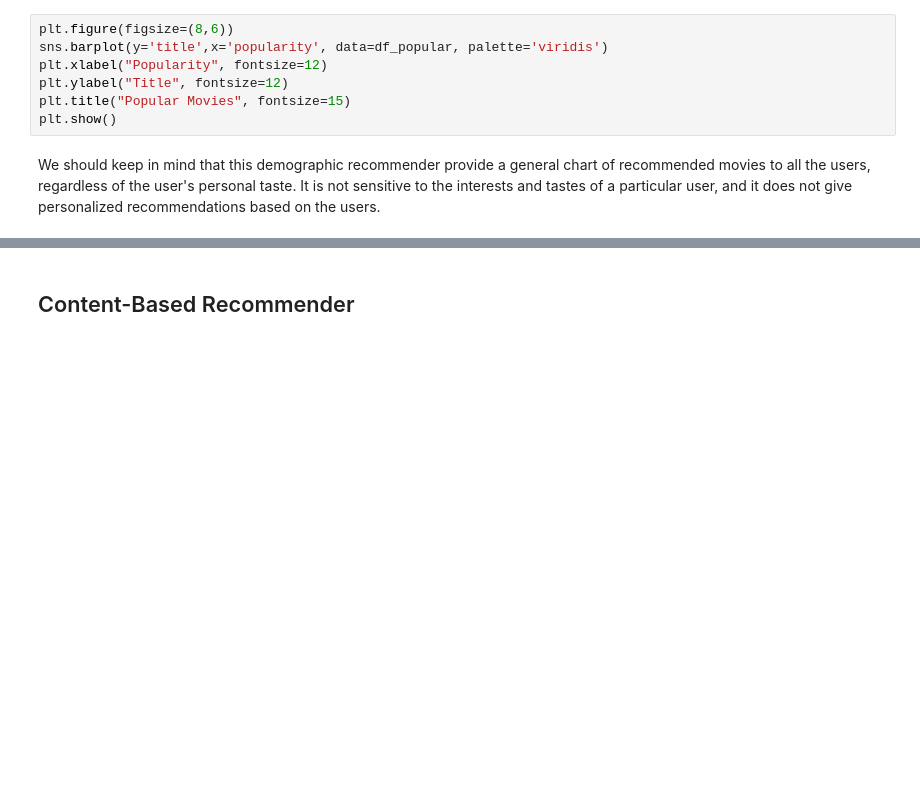
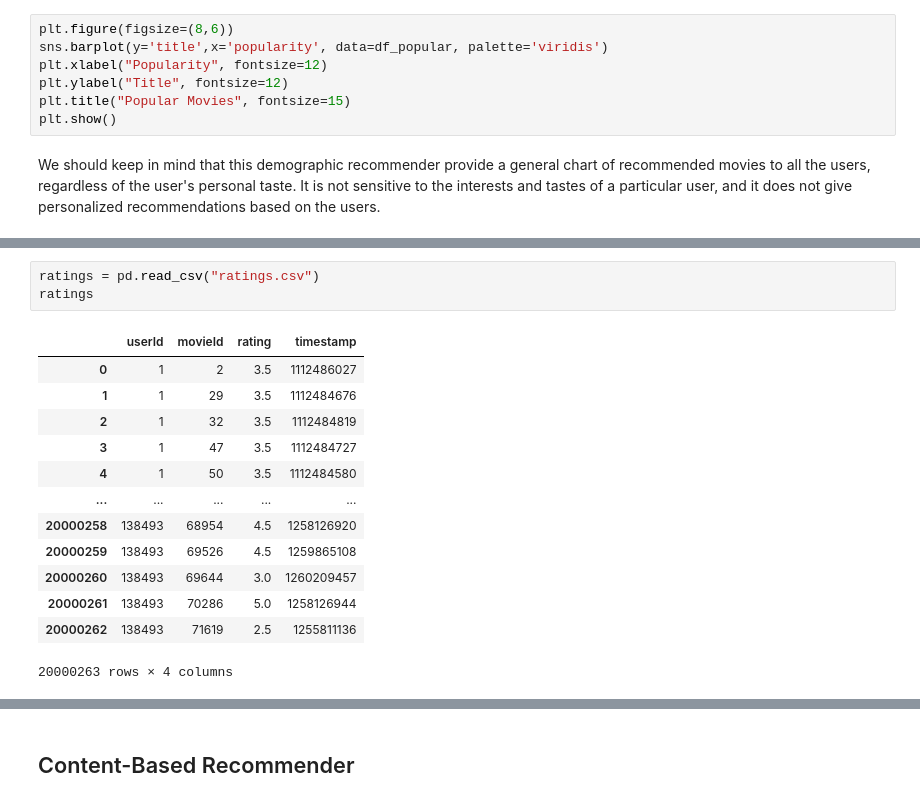
Before and after one commit to RobotB0y/Machine-Learning-for-FE-OR, a Jupyter notebook: movie-recommendation-systems.ipynb, the cells around one changed output, grey strips where cells are left out. Drawn from its saved outputs; the diff is of its cells as text; blank space fills up the shorter version.

```diff
--- a/movie-recommendation-systems.ipynb
+++ b/movie-recommendation-systems.ipynb
@@ -172,0 +247,17 @@ We should keep in mind that this demographic recommender provide a general chart
+# %%
+ratings = pd.read_csv("ratings.csv")
+ratings
+# %% [output]
+|  | userId | movieId | rating | timestamp |
+| 0 | 1 | 2 | 3.5 | 1112486027 |
+| 1 | 1 | 29 | 3.5 | 1112484676 |
+| 2 | 1 | 32 | 3.5 | 1112484819 |
+| 3 | 1 | 47 | 3.5 | 1112484727 |
+| 4 | 1 | 50 | 3.5 | 1112484580 |
+| ... | ... | ... | ... | ... |
+| 20000258 | 138493 | 68954 | 4.5 | 1258126920 |
+| 20000259 | 138493 | 69526 | 4.5 | 1259865108 |
+| 20000260 | 138493 | 69644 | 3.0 | 1260209457 |
+| 20000261 | 138493 | 70286 | 5.0 | 1258126944 |
+| 20000262 | 138493 | 71619 | 2.5 | 1255811136 |
+20000263 rows × 4 columns
```
Also changed, not shown: parts of 72 cells of this notebook.
